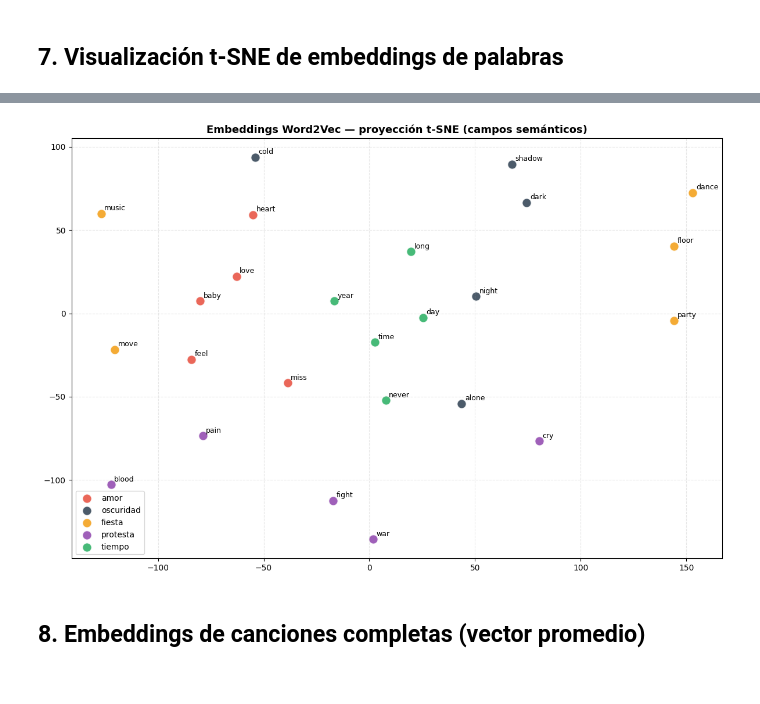
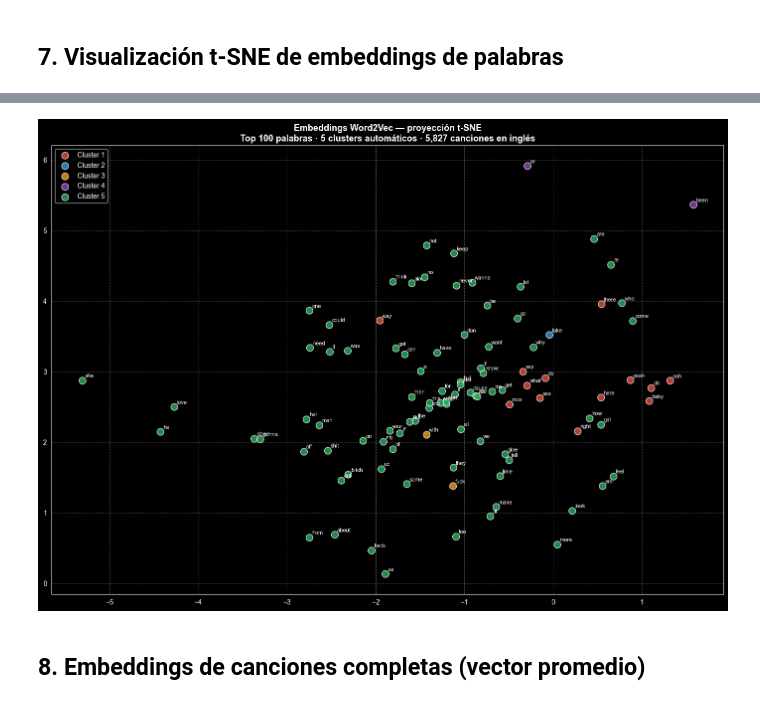
Before and after one commit to nubiaebv/analisis-semantico-musical, a Jupyter notebook: notebooks/03_word2vec_analisis.ipynb, the cells around one changed output, grey strips where cells are left out. Saved outputs shown, nothing was run; the diff lists cells and outputs as text; code cells hidden in the pictures.

Commit message:
feat: carga de embeddings y correcciones a la parte web

```diff
--- a/notebooks/03_word2vec_analisis.ipynb
+++ b/notebooks/03_word2vec_analisis.ipynb
@@ -311,51 +300,68 @@ Vocabulario exclusivo de 'hip hop':
 ## 7. Visualización t-SNE de embeddings de palabras
 # %%
 from sklearn.manifold import TSNE
+from sklearn.cluster import KMeans
 import numpy as np
+from src.embeddings.embeddings_w2v import EntrenadorWord2Vec
+# ── 1. Filtrar corpus a canciones en inglés ──────────────────────────────────
+df_en = df[df["idioma"].str.lower() == "en"].copy()
+print(f"Canciones en inglés: {len(df_en):,} de {len(df):,} totales")
 
-grupos_palabras = {
-    "amor":      ["love", "heart", "feel", "baby", "miss"],
-    "oscuridad": ["dark", "night", "shadow", "alone", "cold"],
-    "fiesta":    ["dance", "party", "move", "floor", "music"],
-    "protesta":  ["fight", "war", "pain", "cry", "blood"],
-    "tiempo":    ["time", "day", "year", "long", "never"],
-}
+# ── 2. Entrenar modelo solo con corpus en inglés ─────────────────────────────
+wv = entrenador.modelo_sg.wv
+print(f"Vocabulario del modelo (inglés): {len(wv):,} palabras")
 
-colores = {
-    "amor": "#e74c3c", "oscuridad": "#2c3e50", "fiesta": "#f39c12",
-    "protesta": "#8e44ad", "tiempo": "#27ae60"
-}
+# ── 3. Tomar las N palabras más frecuentes del corpus real ───────────────────
+TOP_N_PALABRAS = 100   # palabras más frecuentes a visualizar
+N_CLUSTERS     = 5     # grupos semánticos a descubrir
 
-palabras_list, vectores_list, cats_list = [], [], []
-wv = entrenador.modelo_sg.wv
+# wv.index_to_key devuelve palabras ordenadas por frecuencia descendente
+palabras_top = [
+    p for p in wv.index_to_key[:TOP_N_PALABRAS]
+    if p.isalpha()          # descartar tokens numéricos o con símbolos
+]
 
-for cat, pals in grupos_palabras.items():
-    for p in pals:
-        if p in wv:
-            palabras_list.append(p)
-            vectores_list.append(wv[p])
-            cats_list.append(cat)
+vectores_top = np.array([wv[p] for p in palabras_top])
 
-if len(vectores_list) > 4:
-    tsne = TSNE(n_components=2, random_state=42,
-                perplexity=min(5, len(vectores_list) - 1))
-    v2d = tsne.fit_transform(np.array(vectores_list))
+# ── 4. Agrupar automáticamente con KMeans ────────────────────────────────────
+kmeans = KMeans(n_clusters=N_CLUSTERS, random_state=42, n_init="auto")
+etiquetas = kmeans.fit_predict(vectores_top)
 
-    fig, ax = plt.subplots(figsize=(12, 8))
-    for cat in grupos_palabras:
-        idx = [i for i, c in enumerate(cats_list) if c == cat]
-        ax.scatter(v2d[idx, 0], v2d[idx, 1], c=colores[cat],
-                   label=cat, s=130, alpha=0.85, edgecolors="white", linewidth=1.2)
-        for i in idx:
-            ax.annotate(palabras_list[i], (v2d[i, 0], v2d[i, 1]),
-                        fontsize=9, xytext=(4, 4), textcoords="offset points")
+# Paleta de colores para los clusters
+paleta = ["#e74c3c", "#3498db", "#f39c12", "#8e44ad", "#27ae60"]
+colores_cluster = {i: paleta[i] for i in range(N_CLUSTERS)}
 
-    ax.set_title("Embeddings Word2Vec — proyección t-SNE (campos semánticos)",
-                 fontsize=13, fontweight="bold")
-    ax.legend(fontsize=10)
-    ax.grid(True, alpha=0.3, linestyle="--")
-    plt.tight_layout()
-    plt.show()
-else:
-    print("No hay suficientes palabras en el vocabulario para t-SNE.")
+# ── 5. t-SNE y visualización ──────────────────────────────────────────────────
+tsne = TSNE(
+    n_components=2,
+    random_state=42,
+    perplexity=min(30, len(palabras_top) - 1)
+)
+v2d = tsne.fit_transform(vectores_top)
+
+fig, ax = plt.subplots(figsize=(14, 10))
+for cluster_id in range(N_CLUSTERS):
+    idx = [i for i, e in enumerate(etiquetas) if e == cluster_id]
+    ax.scatter(
+        v2d[idx, 0], v2d[idx, 1],
+        c=colores_cluster[cluster_id],
+        label=f"Cluster {cluster_id + 1}",
+        s=100, alpha=0.80, edgecolors="white", linewidth=1.0
+    )
+    for i in idx:
+        ax.annotate(
+            palabras_top[i], (v2d[i, 0], v2d[i, 1]),
+            fontsize=8, xytext=(4, 4), textcoords="offset points"
+        )
+
+ax.set_title(
+    f"Embeddings Word2Vec — proyección t-SNE\n"
+    f"Top {len(palabras_top)} palabras · {N_CLUSTERS} clusters automáticos · "
+    f"{len(df_en):,} canciones en inglés",
+    fontsize=13, fontweight="bold"
+)
+ax.legend(fontsize=10)
+ax.grid(True, alpha=0.3, linestyle="--")
+plt.tight_layout()
+plt.show()
 # %% [output]
@@ -362,4 +370,4 @@ else:
-[figure, old version]
+[figure, new version]
 # %% [markdown]
 ## 8. Embeddings de canciones completas (vector promedio)
 # %%
```
Also changed, not shown: parts of 10 cells of this notebook, 16 other files.
